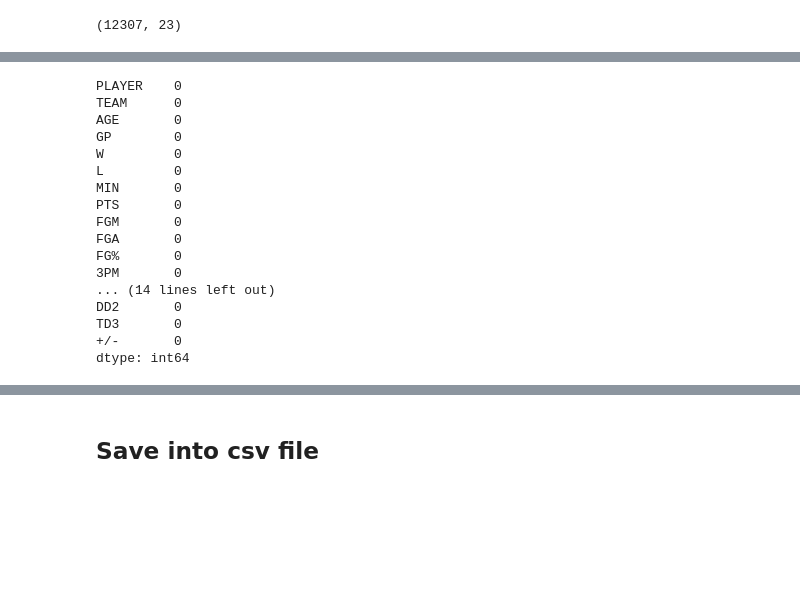
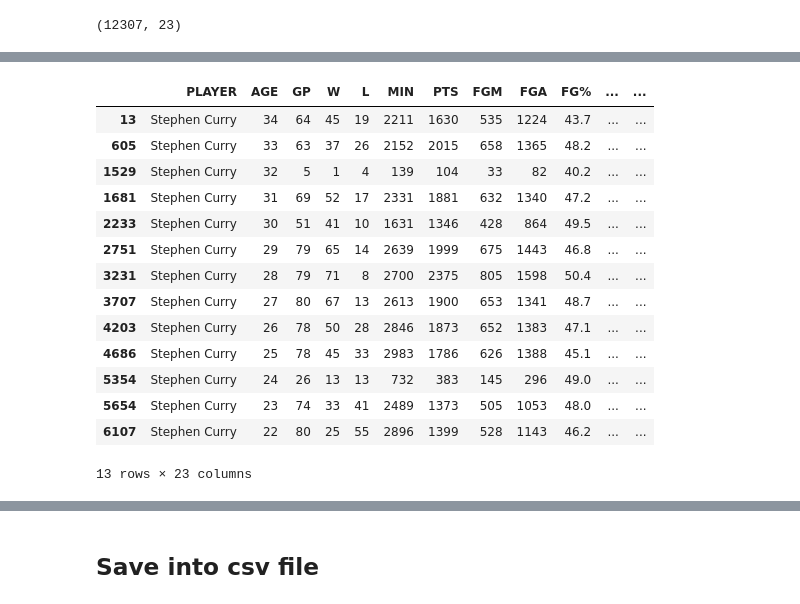
Before and after one commit to sandra-t-3282/NBA_Salary_Regression, a Jupyter notebook: traditional_nba_pipeline_final.ipynb, the cells around one changed output, grey strips where cells are left out. Saved outputs shown, nothing was run; the diff lists cells and outputs as text; code cells hidden in the pictures; blank space fills up the shorter version.

Commit message:
nba stats cleaned, ready to go

```diff
--- a/traditional_nba_pipeline_final.ipynb
+++ b/traditional_nba_pipeline_final.ipynb
@@ -280,22 +273,0 @@ curry.to_csv('curry.csv', encoding='utf-8')
-# %%
-# Find null counts
-null_counts = nba_traditional.isna().sum()
-null_counts
-# %% [output]
-PLAYER    0
-TEAM      0
-AGE       0
-GP        0
-W         0
-L         0
-MIN       0
-PTS       0
-FGM       0
-FGA       0
-FG%       0
-3PM       0
-... (14 lines left out)
-DD2       0
-TD3       0
-+/-       0
-dtype: int64
@@ -311,0 +274,19 @@ nba_traditional.info()
+# %%
+test = nba_stats2[nba_stats2['PLAYER'] == 'Stephen Curry']
+test
+# %% [output]
+|  | PLAYER | AGE | GP | W | L | MIN | PTS | FGM | FGA | FG% | ... | ... |
+| 13 | Stephen Curry | 34 | 64 | 45 | 19 | 2211 | 1630 | 535 | 1224 | 43.7 | ... | ... |
+| 605 | Stephen Curry | 33 | 63 | 37 | 26 | 2152 | 2015 | 658 | 1365 | 48.2 | ... | ... |
+| 1529 | Stephen Curry | 32 | 5 | 1 | 4 | 139 | 104 | 33 | 82 | 40.2 | ... | ... |
+| 1681 | Stephen Curry | 31 | 69 | 52 | 17 | 2331 | 1881 | 632 | 1340 | 47.2 | ... | ... |
+| 2233 | Stephen Curry | 30 | 51 | 41 | 10 | 1631 | 1346 | 428 | 864 | 49.5 | ... | ... |
+| 2751 | Stephen Curry | 29 | 79 | 65 | 14 | 2639 | 1999 | 675 | 1443 | 46.8 | ... | ... |
+| 3231 | Stephen Curry | 28 | 79 | 71 | 8 | 2700 | 2375 | 805 | 1598 | 50.4 | ... | ... |
+| 3707 | Stephen Curry | 27 | 80 | 67 | 13 | 2613 | 1900 | 653 | 1341 | 48.7 | ... | ... |
+| 4203 | Stephen Curry | 26 | 78 | 50 | 28 | 2846 | 1873 | 652 | 1383 | 47.1 | ... | ... |
+| 4686 | Stephen Curry | 25 | 78 | 45 | 33 | 2983 | 1786 | 626 | 1388 | 45.1 | ... | ... |
+| 5354 | Stephen Curry | 24 | 26 | 13 | 13 | 732 | 383 | 145 | 296 | 49.0 | ... | ... |
+| 5654 | Stephen Curry | 23 | 74 | 33 | 41 | 2489 | 1373 | 505 | 1053 | 48.0 | ... | ... |
+| 6107 | Stephen Curry | 22 | 80 | 25 | 55 | 2896 | 1399 | 528 | 1143 | 46.2 | ... | ... |
+13 rows × 23 columns
```
Also changed, not shown: parts of 26 cells of this notebook, 2 other files.
